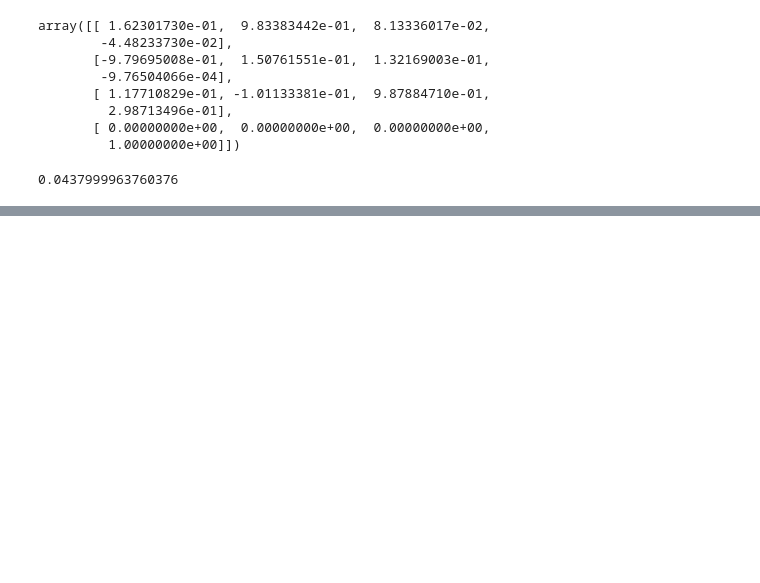
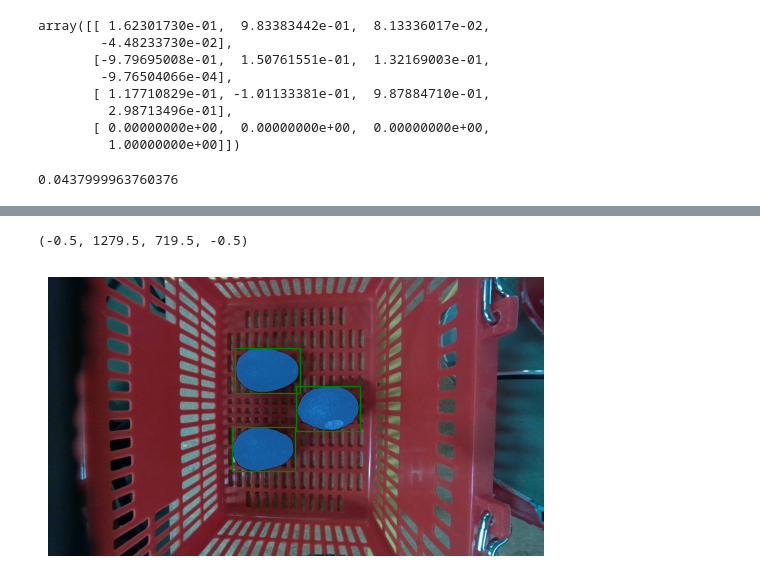
Before and after one commit to correlllab/MAGPIE, a Jupyter notebook: open_grasp.ipynb, the cells around one changed output, grey strips where cells are left out. Saved outputs shown, nothing was run; the diff lists cells and outputs as text; code cells hidden in the pictures; blank space fills up the shorter version.

```diff
--- a/open_grasp.ipynb
+++ b/open_grasp.ipynb
@@ -96,0 +139,27 @@ masks = mask_sam.get_masks(label_vit.labels)
+# %%
+from PIL import Image, ImageDraw, ImageFont
+
+def show_mask(mask, ax, random_color=False):
+    if random_color:
+        color = np.concatenate([np.random.random(3), np.array([0.6])], axis=0)
+    else:
+        color = np.array([30/255, 144/255, 255/255, 0.6])
+    h, w = mask.shape[-2:]
+    mask_image = mask.reshape(h, w, 1) * color.reshape(1, 1, -1)
+    ax.imshow(mask_image)
+
+def show_box(box, ax):
+    x0, y0 = box[0], box[1]
+    w, h = box[2] - box[0], box[3] - box[1]
+    ax.add_patch(plt.Rectangle((x0, y0), w, h, edgecolor='green', facecolor=(0,0,0,0), lw=1))
+
+
+plt.imshow(rgbd_image.color)
+for mask in masks:
+    show_mask(mask.cpu().numpy(), plt.gca(), random_color=False)
+for box in b:
+    show_box(np.array(box), plt.gca())
+plt.axis('off')
+# %% [output]
+(-0.5, 1279.5, 719.5, -0.5)
+[figure, added]
```
Also changed, not shown: parts of 17 cells of this notebook, 2 other files.
